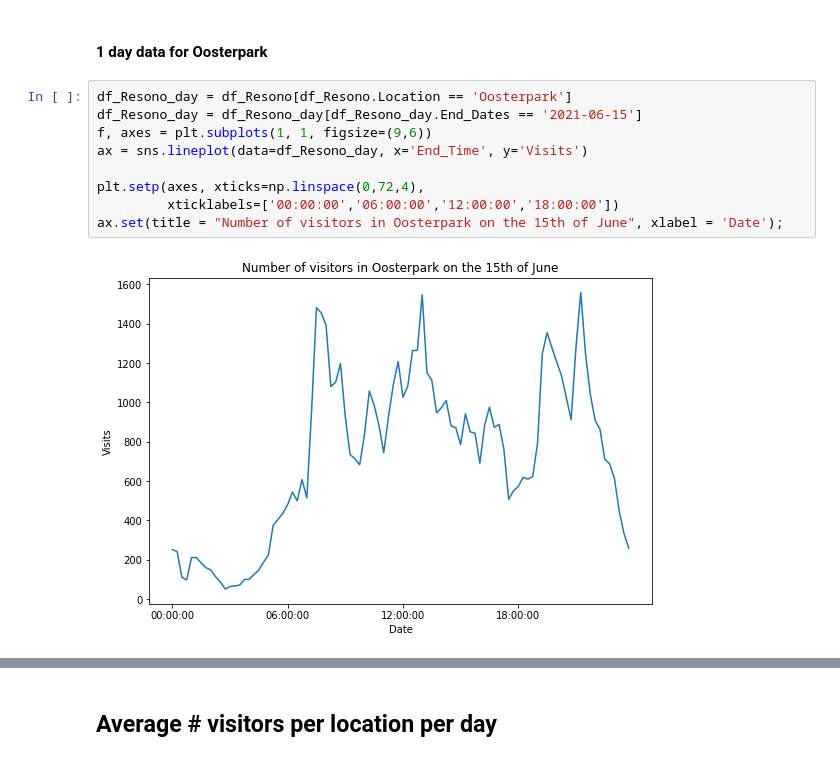
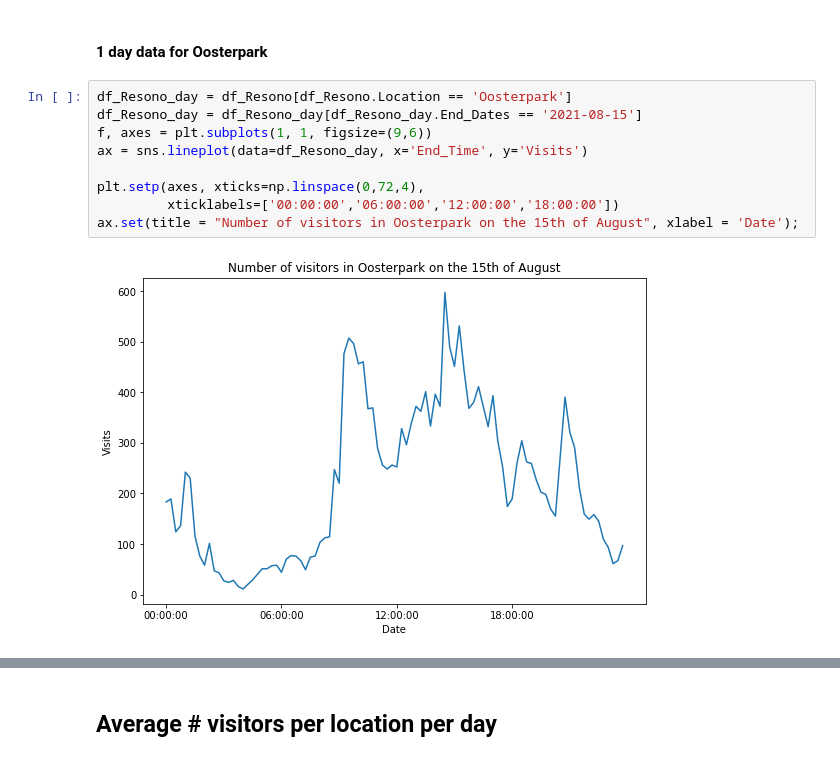
Before and after one commit to lotteph/DSP, a Jupyter notebook: EDA Resono data.ipynb, the cells around one changed output, grey strips where cells are left out. Saved outputs shown, nothing was run; the diff lists cells and outputs as text.

```diff
--- a/EDA Resono data.ipynb
+++ b/EDA Resono data.ipynb
@@ -42,12 +56,12 @@ ax.set(title = "Number of visitors in Oosterpark per 15 minutes", xlabel = 'Date
 #### 1 day data for Oosterpark
 # %%
 df_Resono_day = df_Resono[df_Resono.Location == 'Oosterpark']
-df_Resono_day = df_Resono_day[df_Resono_day.End_Dates == '2021-06-15']
+df_Resono_day = df_Resono_day[df_Resono_day.End_Dates == '2021-08-15']
 f, axes = plt.subplots(1, 1, figsize=(9,6))
 ax = sns.lineplot(data=df_Resono_day, x='End_Time', y='Visits')
 
 plt.setp(axes, xticks=np.linspace(0,72,4),
          xticklabels=['00:00:00','06:00:00','12:00:00','18:00:00'])
-ax.set(title = "Number of visitors in Oosterpark on the 15th of June", xlabel = 'Date');
+ax.set(title = "Number of visitors in Oosterpark on the 15th of August", xlabel = 'Date');
 # %% [output]
-[figure, old version]
+[figure, new version]
```
Also changed, not shown: parts of 12 cells of this notebook.
